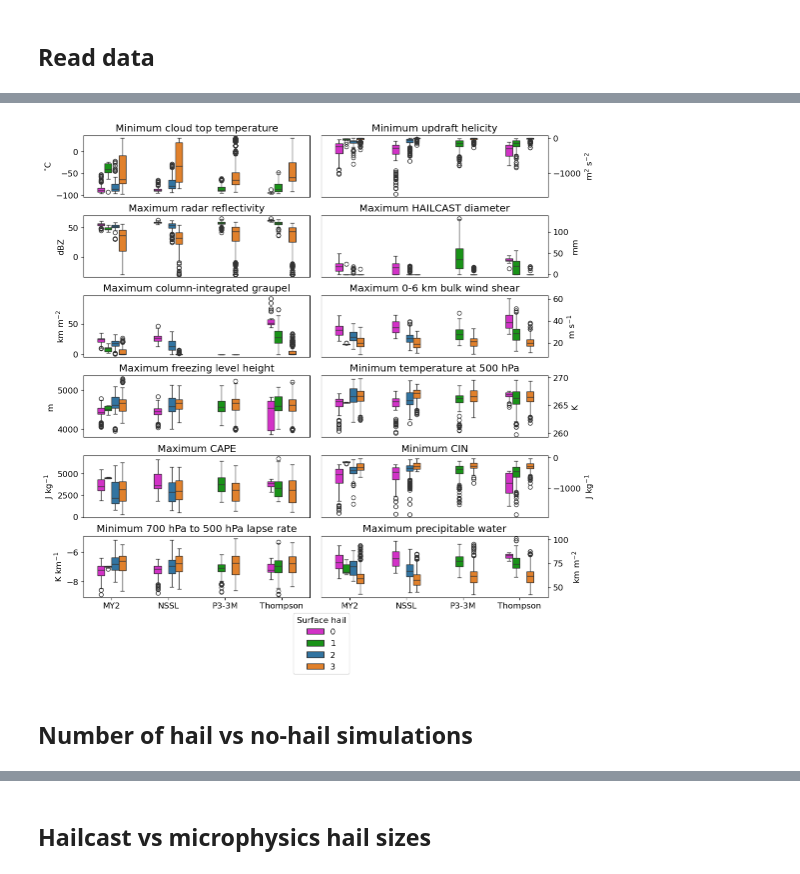
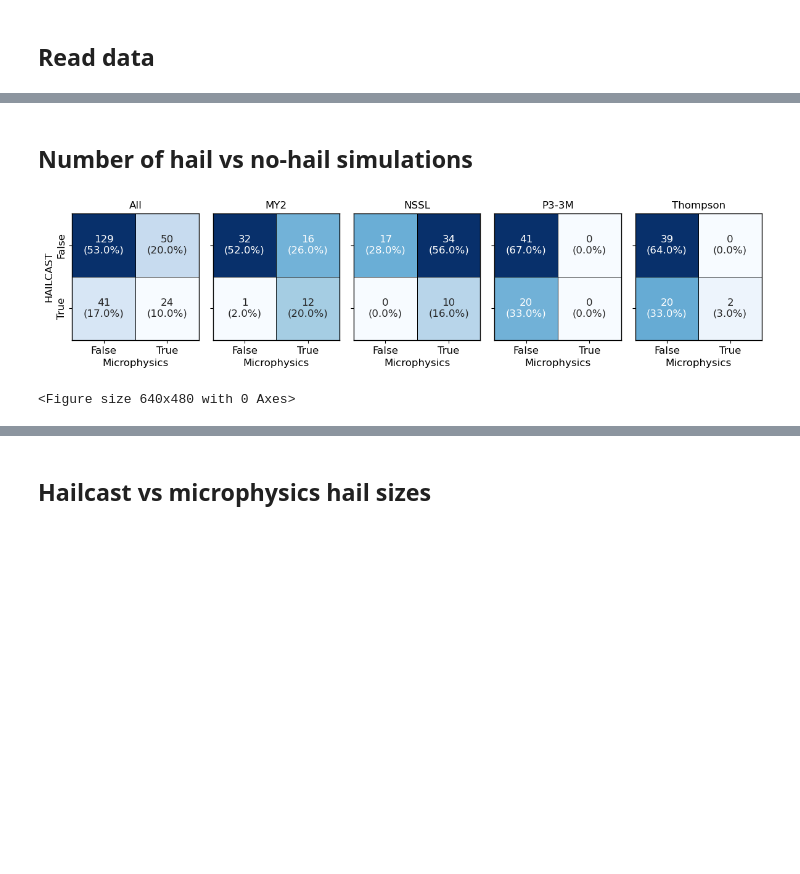
Before and after one commit to traupach/aus_tropics_hail, a Jupyter notebook: analysis/aus_tropics_hail.ipynb, the cells around one changed output, grey strips where cells are left out. Cells and saved outputs as stored; diff of their text form; code cells hidden in the pictures; blank space fills up the shorter version.

```diff
--- a/analysis/aus_tropics_hail.ipynb
+++ b/analysis/aus_tropics_hail.ipynb
@@ -300,28 +278,7 @@ Attributes:
-# %%
-x = spatial_means
-pd.Categorical.from_codes(
-    x['event_hail_flag'],
-    categories=x['event_hail_flag'].attrs['categories']
-)
-
-dict(enumerate(spatial_means.event_hail_flag.attrs['categories']))
-colours=['#EC18DE', '#05A703','#EC18DE', '#05A703']
-dict(enumerate(colours))
-
-nh.plot_extrema(mins=spatial_mins, maxes=spatial_maxes, file='paper/figures/mins_maxes.pdf')
-# %% [output]
-[figure, removed]
 # %% [markdown]
 ## Number of hail vs no-hail simulations
 # %%
-num_simulations = len(spatial_means.event) * len(spatial_means.mp_scheme)
-hail_events = np.sum(spatial_means.event_includes_hail).values
-nohail_events = np.sum(np.logical_not(spatial_means.event_includes_hail)).values
-assert hail_events + nohail_events == num_simulations, 'Error in hail event count'
-
-results['number_mp_schemes'] = len(spatial_means.mp_scheme)
-results['hail_cases'] = int(hail_events)
-results['nohail_cases'] = int(nohail_events)
-
-print(f'{hail_events}/{num_simulations}\t({np.round(hail_events/num_simulations*100, 1)}%) of the simulations contained surface hail.')
-print(f'{nohail_events}/{num_simulations}\t({np.round(nohail_events/num_simulations*100, 1)}%) of the simulations contained no surface hail.')
+con = nh.confusion_matrix(dat=spatial_means, file='paper/figures/conf_matrix.pdf')
+# %% [output]
+[figure, added]
+<Figure size 640x480 with 0 Axes>
```
Also changed, not shown: parts of 18 cells of this notebook, 13 other files.
